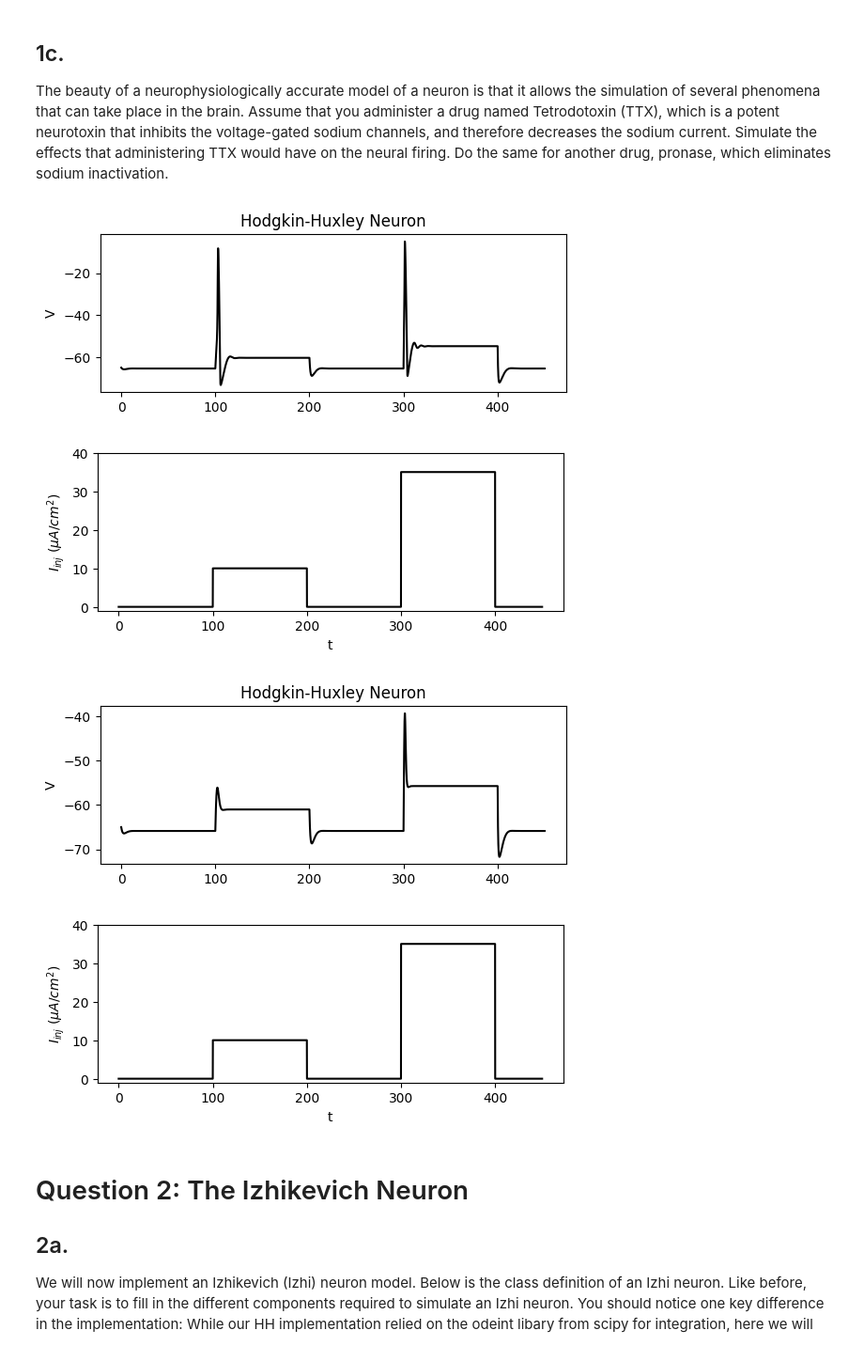
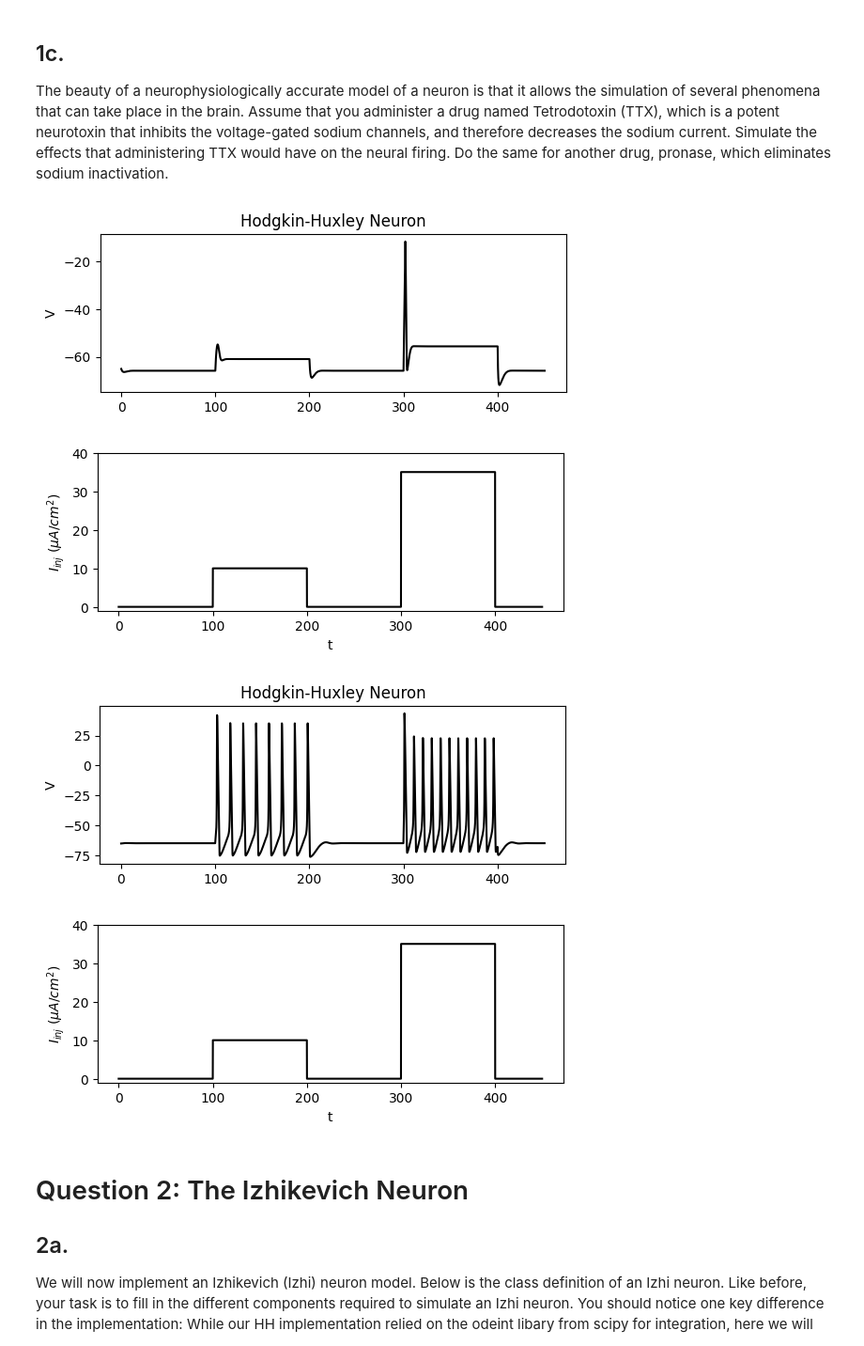
Before and after one commit to harmanpunn/525-BIC, a Jupyter notebook: Assignment 1/Assignment1/Assignment1_Questions.ipynb, the cells around one changed output. Shown at 94% size. Saved outputs shown, nothing was run; the diff lists cells and outputs as text; code cells hidden in the pictures.

```diff
--- a/Assignment 1/Assignment1/Assignment1_Questions.ipynb
+++ b/Assignment 1/Assignment1/Assignment1_Questions.ipynb
@@ -222,20 +223,20 @@ The beauty of a neurophysiologically accurate model of a neuron is that it allow
 which eliminates sodium inactivation.
 # %%
 #1. Initialize an hh neuron to simulate TTX
-hh = HodgkinHuxley(1.0, 120.0, 36.0, 0.3, 0, -77.0, -54.387, 450.0, 0.01)
+hh_ttx = HodgkinHuxley(1.0, 0.1*120.0, 36.0, 0.3, 55, -77.0, -54.387, 450.0, 0.01)
 
 #2. Run the hh neuron simulation
-hh.run()
+hh_ttx.run()
 
 #3. Initialize an hh neuron to simulate pronase
-hh = HodgkinHuxley(1.0, 0, 36.0, 0.3, 50, -77.0, -54.387, 450.0, 0.01)
+hh_pronase = HodgkinHuxley(1.0, 1.2*120, 36.0, 0.3, 50, -77.0, -54.387, 450.0, 0.01)
 
 #4. Run the hh neuron simulation
-hh.run()
+hh_pronase.run()
 # %% [output]
-[figure, old version]
+[figure, new version]
 [figure]
-[figure, old version]
+[figure, new version]
 [figure]
 # %% [markdown]
 # Question 2: The Izhikevich Neuron
```
Also changed, not shown: parts of 13 cells of this notebook.
